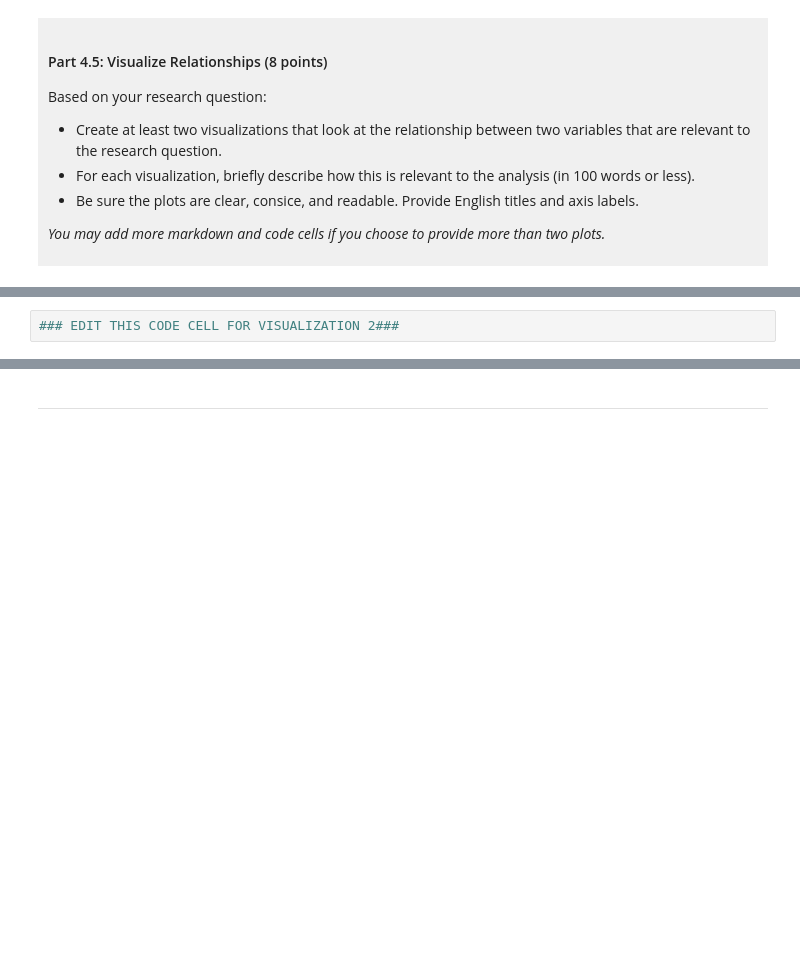
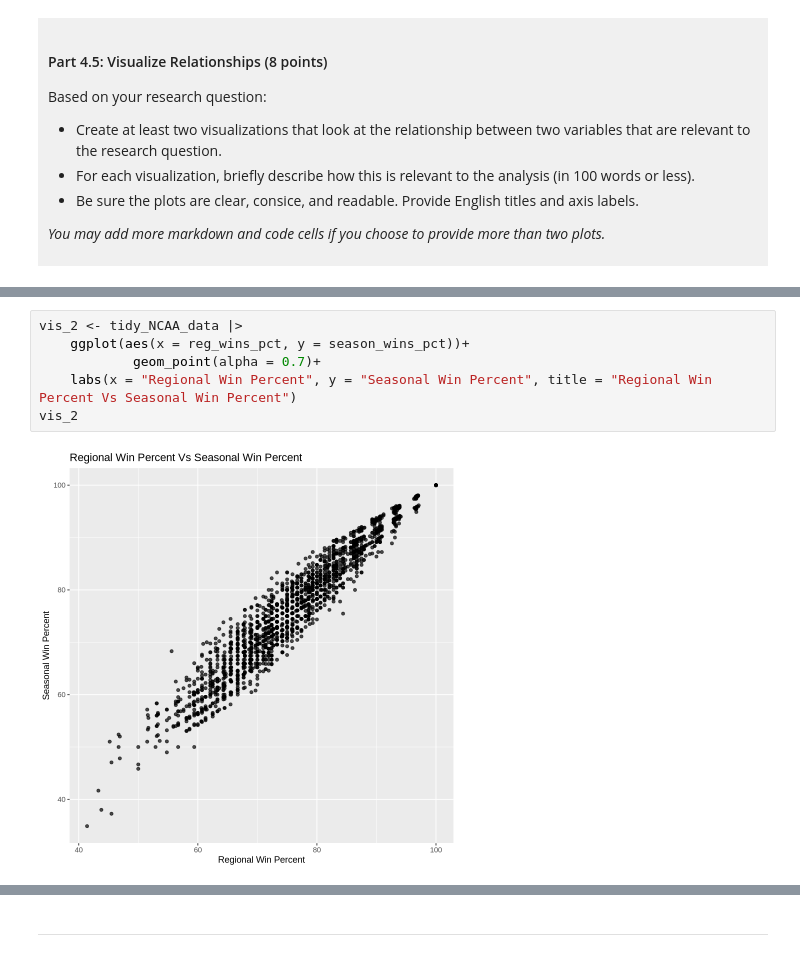
Before and after one commit to cfitzg24/DSCI_prj_2026, a Jupyter notebook: dsci-100-project-notebook.ipynb, the cells around one changed output, grey strips where cells are left out. Saved outputs shown, nothing was run; the diff lists cells and outputs as text; blank space fills up the shorter version.

```diff
--- a/dsci-100-project-notebook.ipynb
+++ b/dsci-100-project-notebook.ipynb
@@ -323,2 +417,8 @@ Visualization 2: %%% EDIT THIS MARKDOWN CELL%%%
 # %%
-### EDIT THIS CODE CELL FOR VISUALIZATION 2###
+vis_2 <- tidy_NCAA_data |>
+    ggplot(aes(x = reg_wins_pct, y = season_wins_pct))+
+            geom_point(alpha = 0.7)+
+    labs(x = "Regional Win Percent", y = "Seasonal Win Percent", title = "Regional Win Percent Vs Seasonal Win Percent")
+vis_2
+# %% [output]
+[figure, added]
```
Also changed, not shown: parts of 12 cells of this notebook.
